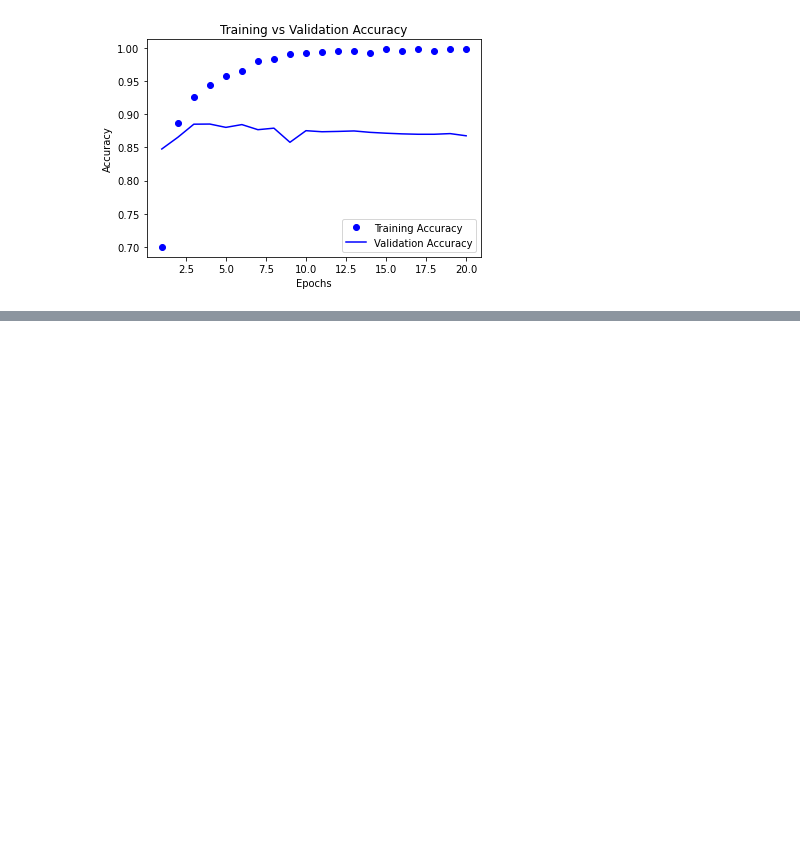
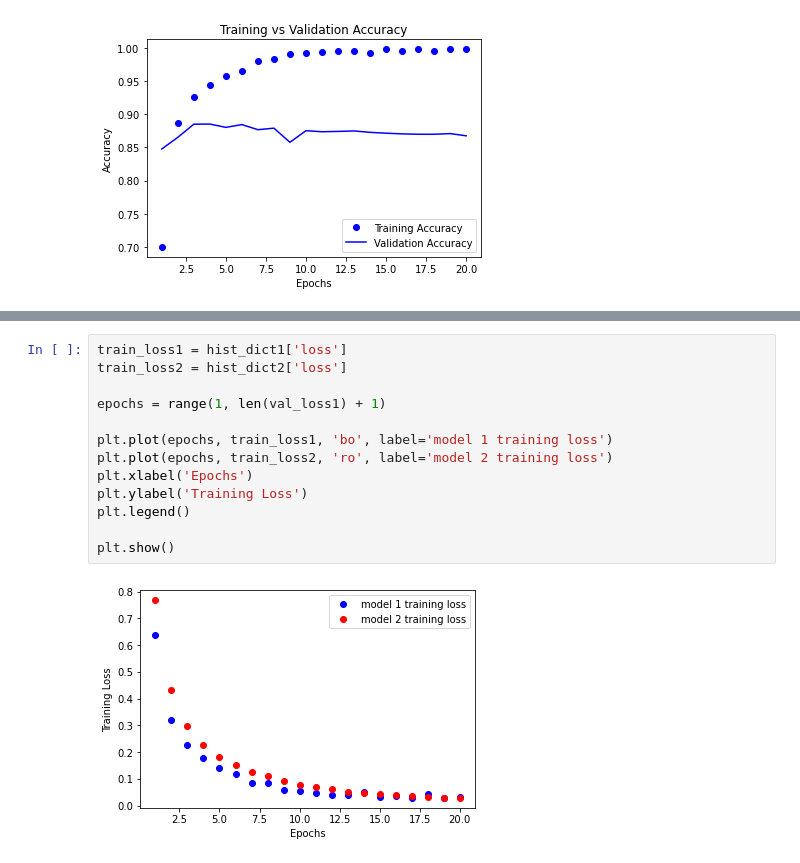
Before and after one commit to somnath1077/MachineLearningExercises, a Jupyter notebook: ML_Using_Python/chap04/ch04_Model_Evaluation_Strategies.ipynb, the cells around one changed output, grey strips where cells are left out. Drawn from its saved outputs; the diff is of its cells as text; blank space fills up the shorter version.

```diff
--- a/ML_Using_Python/chap04/ch04_Model_Evaluation_Strategies.ipynb
+++ b/ML_Using_Python/chap04/ch04_Model_Evaluation_Strategies.ipynb
@@ -305,0 +379,15 @@ plot_training_validation_metrics(history1, 'accuracy', 'val_accuracy', plot_args
+# %%
+train_loss1 = hist_dict1['loss']
+train_loss2 = hist_dict2['loss']
+
+epochs = range(1, len(val_loss1) + 1)
+
+plt.plot(epochs, train_loss1, 'bo', label='model 1 training loss')
+plt.plot(epochs, train_loss2, 'ro', label='model 2 training loss')
+plt.xlabel('Epochs')
+plt.ylabel('Training Loss')
+plt.legend()
+
+plt.show()
+# %% [output]
+[figure, added]
```
Also changed, not shown: parts of 6 cells of this notebook.
